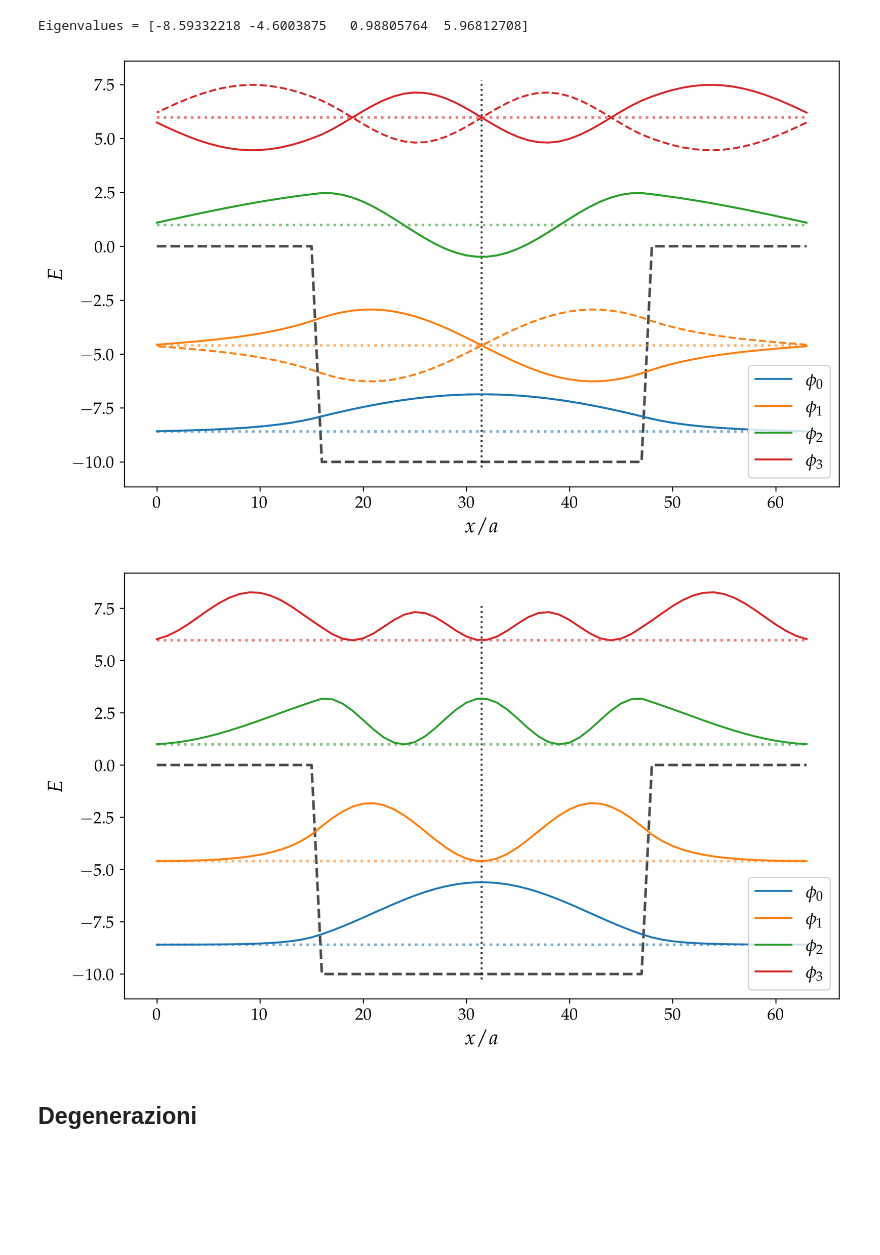
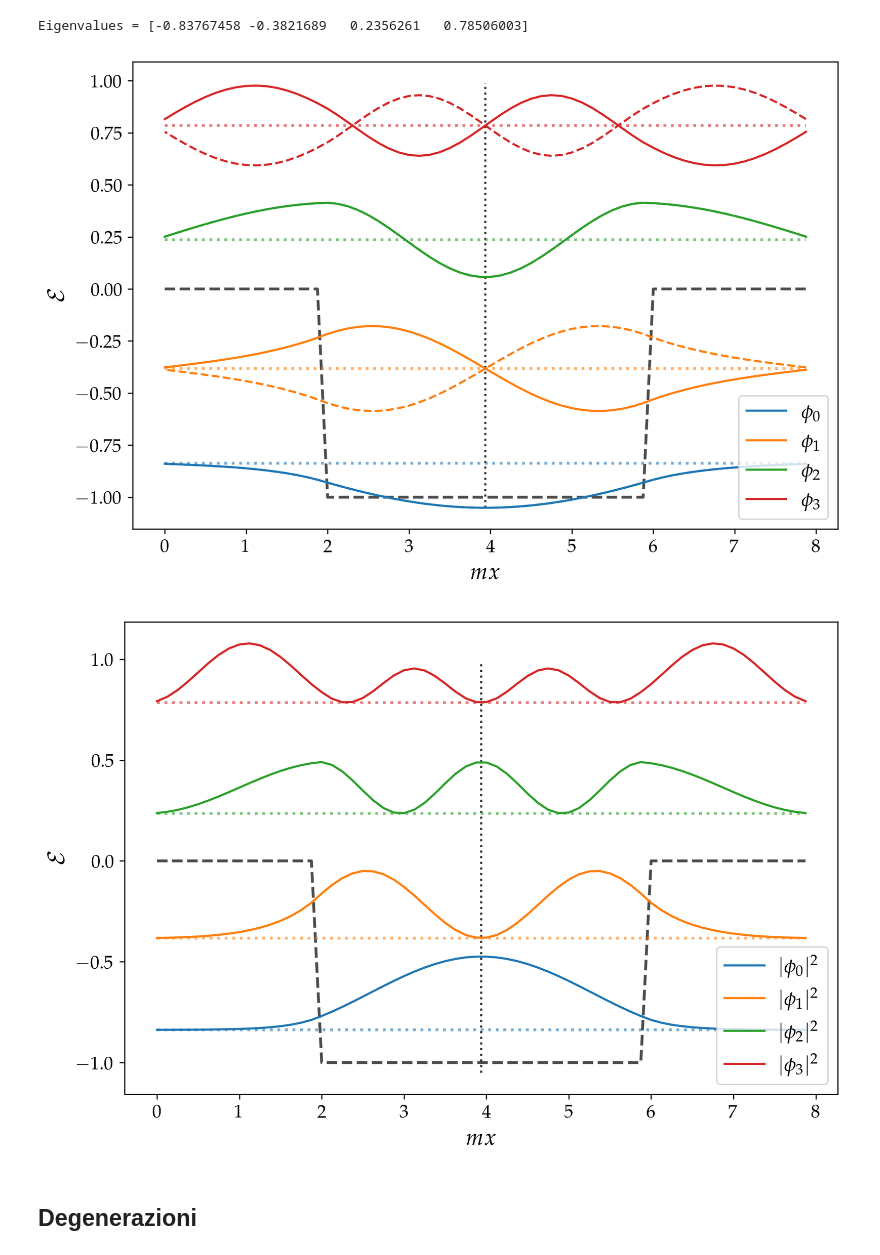
Before and after one commit to mvolpato-unimib/Lab_comp, a Jupyter notebook: ex18/schr_indep.ipynb, the cells around one changed output. Saved outputs shown, nothing was run; the diff lists cells and outputs as text; code cells hidden in the pictures; blank space fills up the shorter version.

```diff
--- a/ex18/schr_indep.ipynb
+++ b/ex18/schr_indep.ipynb
@@ -12,65 +15,67 @@ import lib_plot
 # %%
 from data_V import N_points, V0_L, mL, StaticV
 
-tot_eig_val = np.loadtxt('V_values.txt')
-tot_eig_vect = np.loadtxt('V_vectors.txt')
+tot_eig_val = np.loadtxt('txts/V_values.txt')
+tot_eig_vect = np.loadtxt('txts/V_vectors.txt')
+
+mL = 8
+N = 64
 
 selec = 4
 eig_val = np.copy(tot_eig_val)[:selec]
 eig_vect = np.copy(tot_eig_vect)[:, :selec].T
 
 print('Eigenvalues =', eig_val)
 
 
-xcoo = np.arange(0, N_points)
+x_coo = np.arange(0, N_points)
+x_mL = np.arange(0, N_points) * (mL / N)
 # cols = color_map(np.linspace(0, 1, selec))
 cols = [f'C{i}' for i in range(10)]
 
-plt.figure(figsize=(10, 6))
-plt.plot(xcoo, StaticV(xcoo), color='black', ls='--', alpha=0.7,
-         lw=2)
+plt.figure(figsize=(9, 6))
+plt.plot(x_mL, StaticV(x_coo), color='black', ls='--', alpha=0.7, lw=2)
 for i, eig in enumerate(eig_val):
-    plt.hlines(eig, min(xcoo), max(xcoo), color=cols[i], ls=':', alpha=0.6, lw=2)
-    plt.plot(xcoo, mL*eig_vect[i] + eig, color=cols[i], zorder=2,
+    plt.hlines(eig, min(x_mL), max(x_mL), color=cols[i], ls=':', alpha=0.6, lw=2)
+    plt.plot(x_mL, eig_vect[i] + eig, color=cols[i], zorder=2,
              label=rf'$\phi_{i}$')
     # symmetry
-    plt.plot(np.flip(xcoo), mL*eig_vect[i] + eig, color=cols[i], ls='--', zorder=2)
+    plt.plot(np.flip(x_mL), eig_vect[i] + eig, color=cols[i], ls='--', zorder=2)
 
-plt.vlines(xcoo[-1]/2, np.min(eig_vect)*mL+eig_val[0], np.max(eig_vect)*mL+eig_val[-1],
+plt.vlines(x_mL[-1]/2, np.min(eig_vect)+eig_val[0], np.max(eig_vect)+eig_val[-1],
            color='black', ls=':', zorder=0, alpha=0.8)
 
-plt.xlabel(r'$x/a$')
-plt.ylabel(r'$E$')
+plt.xlabel(r'$mx$')
+plt.ylabel(r'$\mathcal{E}$')
 plt.legend(loc='lower right')
 
 plt.savefig('plots/finite_well.png')
 plt.show()
 # %% [output]
-Eigenvalues = [-8.59332218 -4.6003875   0.98805764  5.96812708]
+Eigenvalues = [-0.83767458 -0.3821689   0.2356261   0.78506003]
-[figure, old version]
+[figure, new version]
 # %%
-xcoo = np.arange(0, N_points)
 
-plt.figure(figsize=(10, 6))
-plt.plot(xcoo, StaticV(xcoo), color='black', ls='--', alpha=0.7,
+plt.figure(figsize=(9, 6))
+plt.plot(x_mL, StaticV(x_coo), color='black', ls='--', alpha=0.7,
          lw=2)
 for i, eig in enumerate(eig_val):
-    plt.hlines(eig, min(xcoo), max(xcoo), color=cols[i], ls=':', alpha=0.6, lw=2)
+    plt.hlines(eig, min(x_mL), max(x_mL), color=cols[i], ls=':', alpha=0.6, lw=2)
 
-    plt.plot(xcoo, (mL*eig_vect[i])**2 + eig, color=cols[i], zorder=2,
-             label=rf'$\phi_{i}$')
+    plt.plot(x_mL, mL * (eig_vect[i])**2 + eig, color=cols[i], zorder=2,
+             label=rf'$|\phi_{i}|^2$')
 
-plt.vlines(xcoo[-1]/2, np.min(eig_vect)*mL+eig_val[0], np.max(eig_vect)*mL+eig_val[-1],
+plt.vlines(x_mL[-1]/2, np.min(eig_vect) +eig_val[0], np.max(eig_vect) +eig_val[-1],
            color='black', ls=':', zorder=0, alpha=0.8)
 
-plt.xlabel(r'$x/a$')
-plt.ylabel(r'$E$')
+plt.xlabel(r'$mx$')
+plt.ylabel(r'$\mathcal{E}$')
 plt.legend(loc='lower right')
 
 plt.savefig('plots/finite_well_mod2.png')
 plt.show()
 # %% [output]
-[figure, old version]
+[figure, new version]
 # %% [markdown]
 ## **Degenerazioni**
 # %%
```
Also changed, not shown: parts of 7 cells of this notebook, 34 other files.
